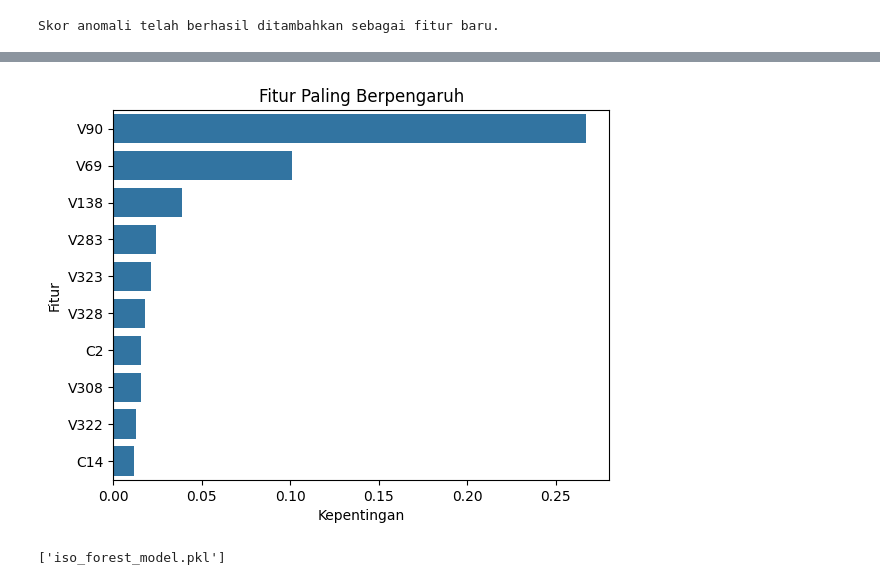
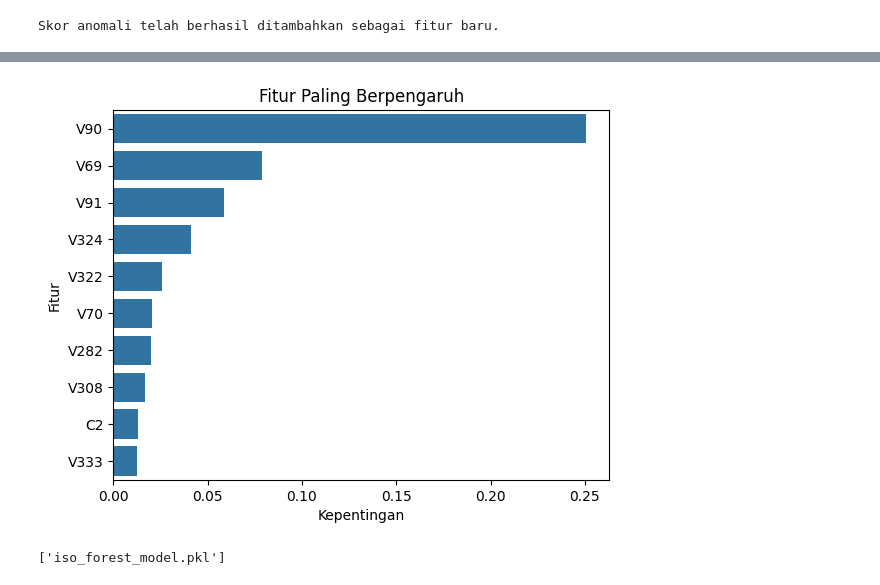
Before and after one commit to MhThorq/FraudDet, a Jupyter notebook: Fraud_Detect.ipynb, the cells around one changed output, grey strips where cells are left out. Saved outputs shown, nothing was run; the diff lists cells and outputs as text; code cells hidden in the pictures.

```diff
--- a/Fraud_Detect.ipynb
+++ b/Fraud_Detect.ipynb
@@ -246,16 +246,16 @@ weighted avg       0.97      0.98      0.97     23622
 [figure]
 # %%
 importances = best_model.named_steps['classifier'].feature_importances_
-feature_names = X.columns
+feature_names = X_train.columns # Changed from X.columns to X_train.columns
 feature_importance_df = pd.DataFrame({'Fitur': feature_names, 'Kepentingan': importances})
 feature_importance_df = feature_importance_df.sort_values(by='Kepentingan', ascending=False)
 
 # Visualisasi 10 fitur teratas
 sns.barplot(x='Kepentingan', y='Fitur', data=feature_importance_df.head(10))
 plt.title('Fitur Paling Berpengaruh')
 plt.show()
 # %% [output]
-[figure, old version]
+[figure, new version]
 # %%
 import joblib
 # Simpan pipeline XGBoost
```
Also changed, not shown: parts of 2 cells of this notebook.
